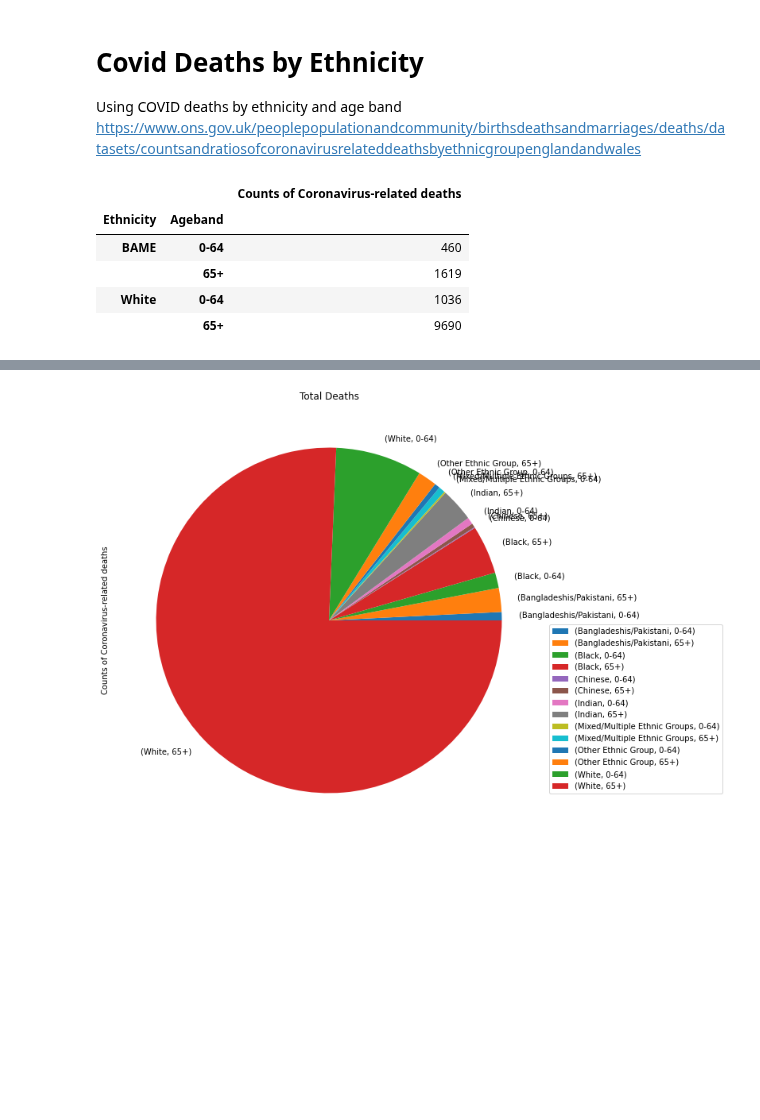
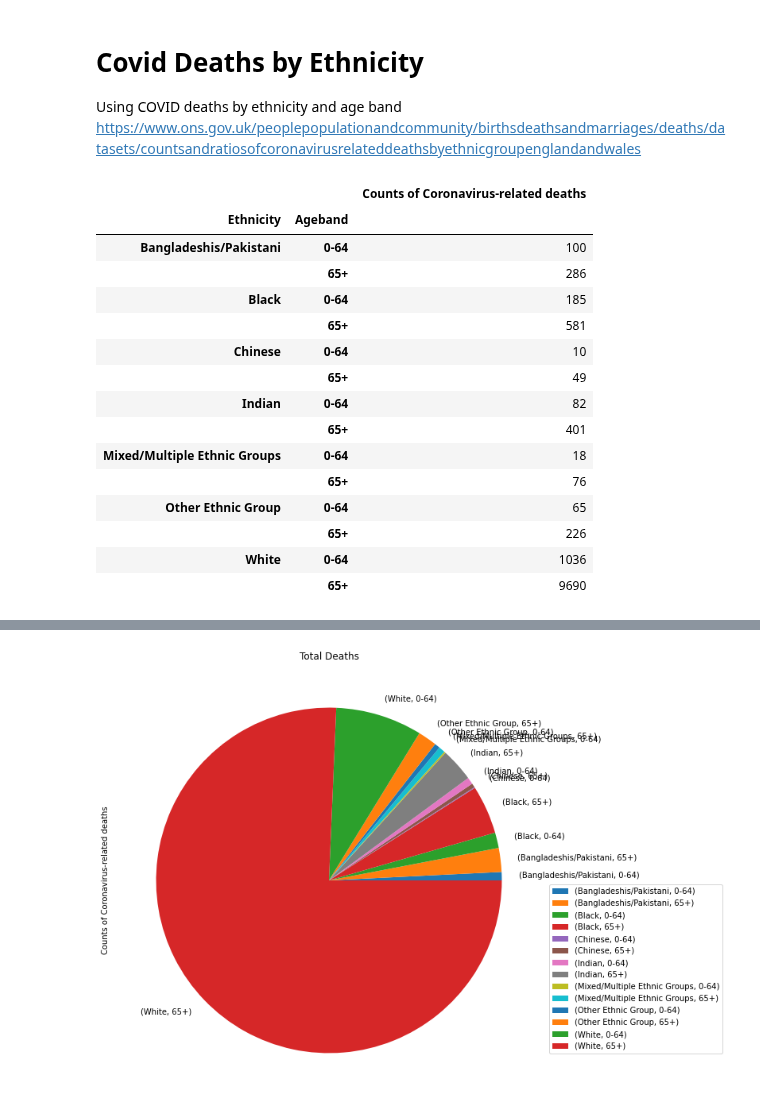
Before and after one commit to Quotennial/covid_bame, a Jupyter notebook: notebooks/Ethnicity And Age Breakdown.ipynb, the cells around one changed output, grey strips where cells are left out. Saved outputs shown, nothing was run; the diff lists cells and outputs as text; code cells hidden in the pictures; blank space fills up the shorter version.

```diff
--- a/notebooks/Ethnicity And Age Breakdown.ipynb
+++ b/notebooks/Ethnicity And Age Breakdown.ipynb
@@ -77,24 +77,34 @@ Using COVID deaths by ethnicity and age band https://www.ons.gov.uk/peoplepopula
 # %%
 # COVID Deaths by Ethnicities
 url = "https://www.ons.gov.uk/file?uri=%2fpeoplepopulationandcommunity%2fbirthsdeathsandmarriages%2fdeaths%2fdatasets%2fcountsandratiosofcoronavirusrelateddeathsbyethnicgroupenglandandwales%2f2march2020to10april2020/reft1countsratiocovidsexageeth06052020185223.xlsx"
 r = requests.get(url)
 fpath = f"../data/external/deaths_ethnicities.xlsx"
 with open(fpath, 'wb') as outfile:
     outfile.write(r.content)
 df_raw = pd.read_excel(fpath, sheet_name="Table 1", skiprows=2, usecols=[0,1,2,3], nrows= 28)
 df = df_raw.set_index(["Ethnicity", "Ageband"]).groupby(by = ["Ethnicity", "Ageband"]).sum()
 
 
-# To Group BAME - uncomment and run to group
-df = df.reset_index()
-df['Ethnicity'] = df['Ethnicity'].apply(lambda x: x if x == "White" else "BAME")
-df = df.groupby(["Ethnicity", "Ageband"]).sum()
+# # To Group BAME - uncomment and run to group
+# df = df.reset_index()
+# df['Ethnicity'] = df['Ethnicity'].apply(lambda x: x if x == "White" else "BAME")
+# df = df.groupby(["Ethnicity", "Ageband"]).sum()
 df
 # %% [output]
 |  |  | Counts of Coronavirus-related deaths |
 | Ethnicity | Ageband |  |
-| BAME | 0-64 | 460 |
-|  | 65+ | 1619 |
+| Bangladeshis/Pakistani | 0-64 | 100 |
+|  | 65+ | 286 |
+| Black | 0-64 | 185 |
+|  | 65+ | 581 |
+| Chinese | 0-64 | 10 |
+|  | 65+ | 49 |
+| Indian | 0-64 | 82 |
+|  | 65+ | 401 |
+| Mixed/Multiple Ethnic Groups | 0-64 | 18 |
+|  | 65+ | 76 |
+| Other Ethnic Group | 0-64 | 65 |
+|  | 65+ | 226 |
 | White | 0-64 | 1036 |
 |  | 65+ | 9690 |
 # %%
```
Also changed, not shown: parts of 16 cells of this notebook.
